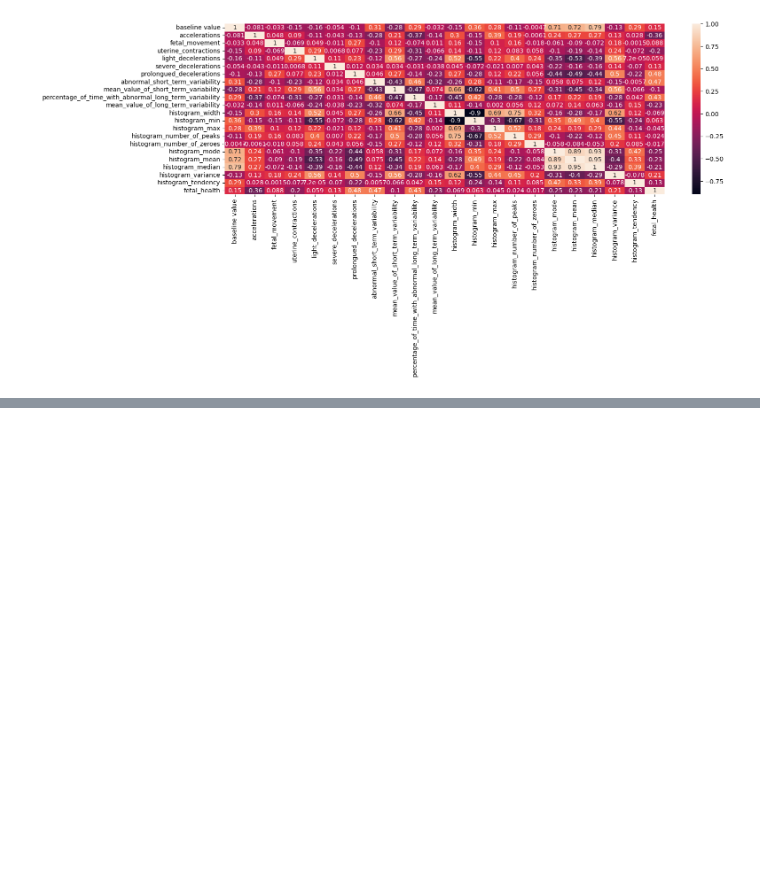
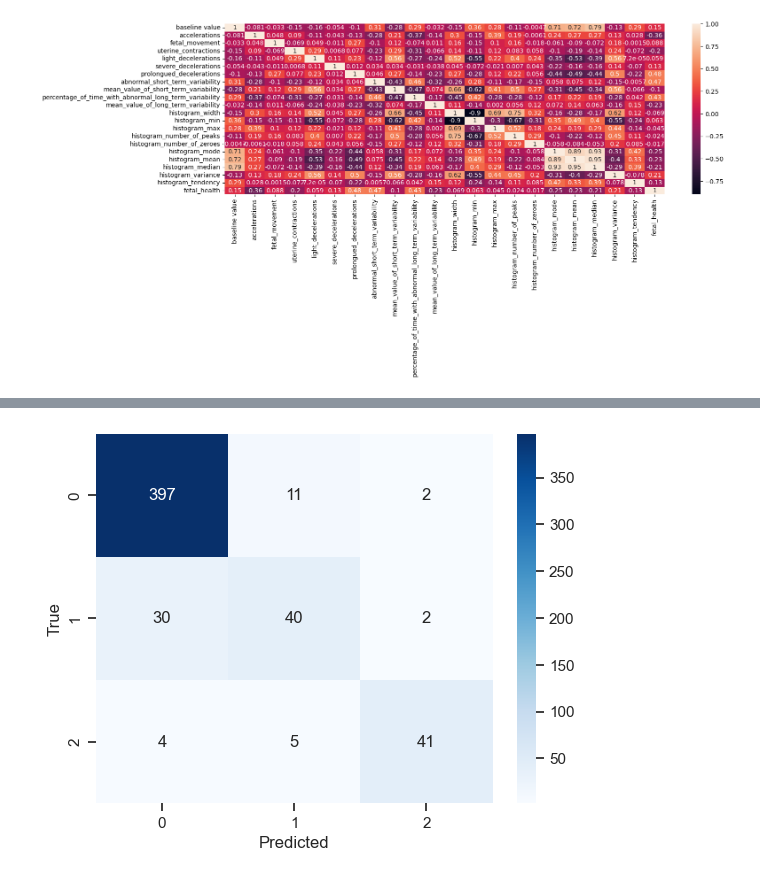
Before and after one commit to nomias/CIS4496, a Jupyter notebook: Lab01.ipynb, the cells around one changed output, grey strips where cells are left out. Saved outputs shown, nothing was run; the diff lists cells and outputs as text; code cells hidden in the pictures; blank space fills up the shorter version.

```diff
--- a/Lab01.ipynb
+++ b/Lab01.ipynb
@@ -265,0 +282,8 @@ sn.heatmap(corr,annot=True)
+# %%
+conf_matrix2 = confusion_matrix(Y_test, pred2)
+sns.heatmap(conf_matrix2, annot=True, fmt='g',cmap='Blues')
+plt.xlabel('Predicted')
+plt.ylabel('True')
+plt.show()
+# %% [output]
+[figure, added]
```
Also changed, not shown: parts of 4 cells of this notebook.
